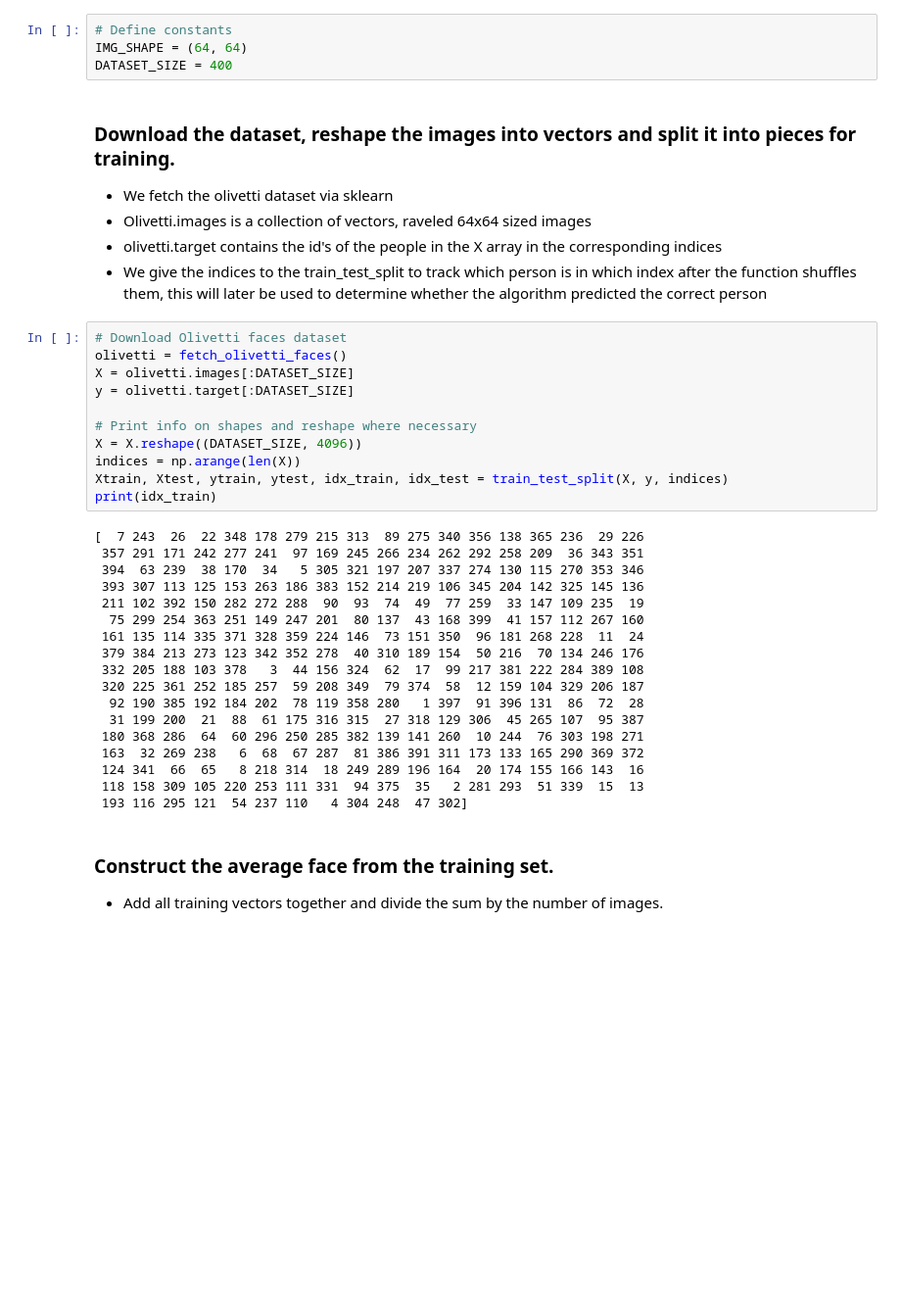
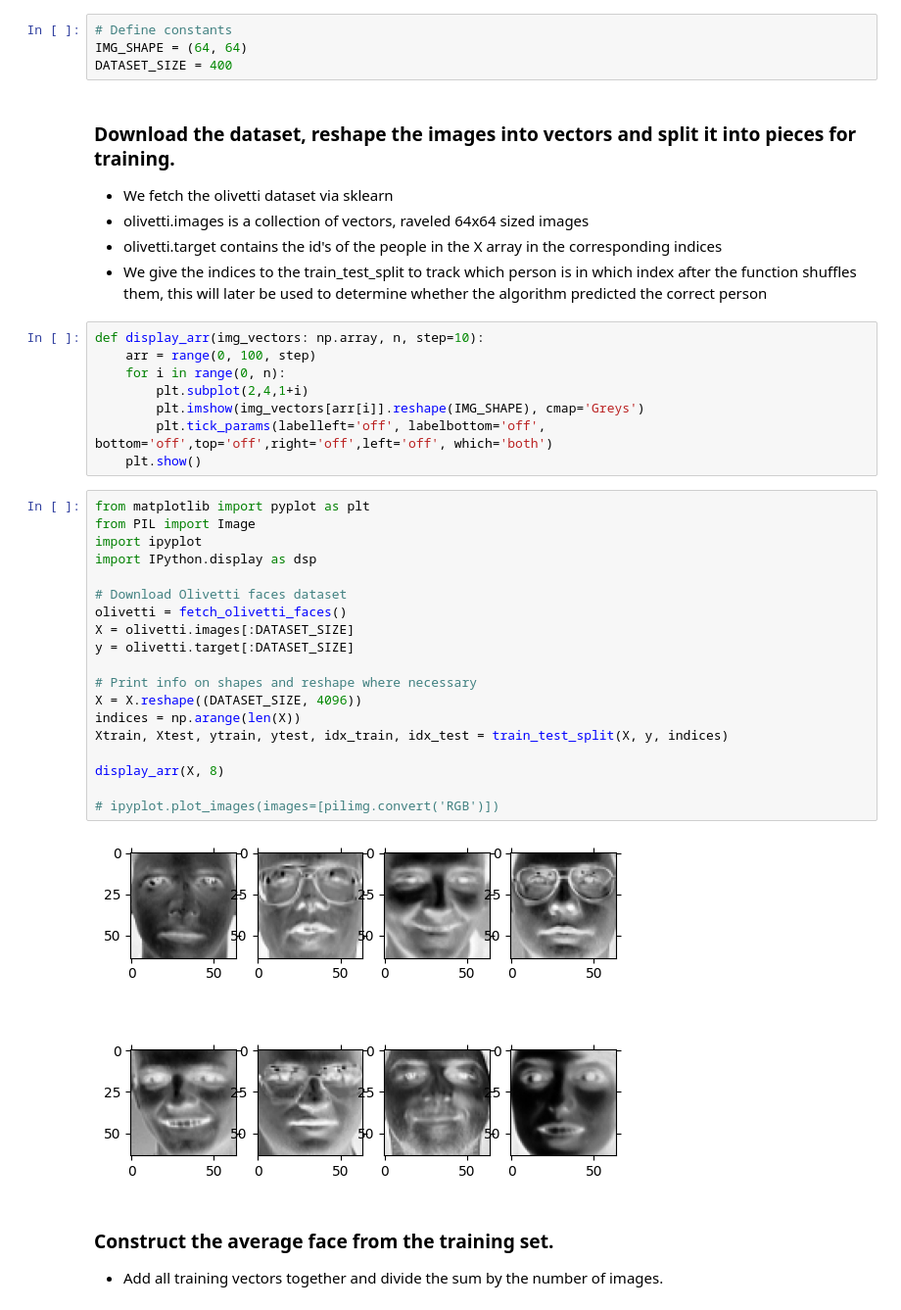
Before and after one commit to ni-eminen/Eigenface, a Jupyter notebook: src/eigenfaces.ipynb, the cells around one changed output. Shown at 98% size. Saved outputs shown, nothing was run; the diff lists cells and outputs as text; blank space fills up the shorter version.

```diff
--- a/src/eigenfaces.ipynb
+++ b/src/eigenfaces.ipynb
@@ -16,38 +18,38 @@ DATASET_SIZE = 400
 # %% [markdown]
 ### Download the dataset, reshape the images into vectors and split it into pieces for training.
 - We fetch the olivetti dataset via sklearn
-- Olivetti.images is a collection of vectors, raveled 64x64 sized images
+- olivetti.images is a collection of vectors, raveled 64x64 sized images
 - olivetti.target contains the id's of the people in the X array in the corresponding indices
 - We give the indices to the train_test_split to track which person is in which index after the function shuffles them, this will later be used to determine whether the algorithm predicted the correct person
+# %%
+def display_arr(img_vectors: np.array, n, step=10):
+    arr = range(0, 100, step)
+    for i in range(0, n):
+        plt.subplot(2,4,1+i)
+        plt.imshow(img_vectors[arr[i]].reshape(IMG_SHAPE), cmap='Greys')
+        plt.tick_params(labelleft='off', labelbottom='off', bottom='off',top='off',right='off',left='off', which='both')
+    plt.show()
 # %%
+from matplotlib import pyplot as plt
+from PIL import Image
+import ipyplot
+import IPython.display as dsp
+
 # Download Olivetti faces dataset
 olivetti = fetch_olivetti_faces()
 X = olivetti.images[:DATASET_SIZE]
 y = olivetti.target[:DATASET_SIZE]
 
 # Print info on shapes and reshape where necessary
 X = X.reshape((DATASET_SIZE, 4096))
 indices = np.arange(len(X))
 Xtrain, Xtest, ytrain, ytest, idx_train, idx_test = train_test_split(X, y, indices)
-print(idx_train)
+
+display_arr(X, 8)
+
+# ipyplot.plot_images(images=[pilimg.convert('RGB')])
 # %% [output]
-[  7 243  26  22 348 178 279 215 313  89 275 340 356 138 365 236  29 226
- 357 291 171 242 277 241  97 169 245 266 234 262 292 258 209  36 343 351
- 394  63 239  38 170  34   5 305 321 197 207 337 274 130 115 270 353 346
- 393 307 113 125 153 263 186 383 152 214 219 106 345 204 142 325 145 136
- 211 102 392 150 282 272 288  90  93  74  49  77 259  33 147 109 235  19
-  75 299 254 363 251 149 247 201  80 137  43 168 399  41 157 112 267 160
- 161 135 114 335 371 328 359 224 146  73 151 350  96 181 268 228  11  24
- 379 384 213 273 123 342 352 278  40 310 189 154  50 216  70 134 246 176
- 332 205 188 103 378   3  44 156 324  62  17  99 217 381 222 284 389 108
- 320 225 361 252 185 257  59 208 349  79 374  58  12 159 104 329 206 187
-  92 190 385 192 184 202  78 119 358 280   1 397  91 396 131  86  72  28
-  31 199 200  21  88  61 175 316 315  27 318 129 306  45 265 107  95 387
- 180 368 286  64  60 296 250 285 382 139 141 260  10 244  76 303 198 271
- 163  32 269 238   6  68  67 287  81 386 391 311 173 133 165 290 369 372
- 124 341  66  65   8 218 314  18 249 289 196 164  20 174 155 166 143  16
- 118 158 309 105 220 253 111 331  94 375  35   2 281 293  51 339  15  13
- 193 116 295 121  54 237 110   4 304 248  47 302]
+[figure, added]
 # %% [markdown]
 ### Construct the average face from the training set.
 - Add all training vectors together and divide the sum by the number of images.
```
Also changed, not shown: parts of 10 cells of this notebook, 3 other files.
